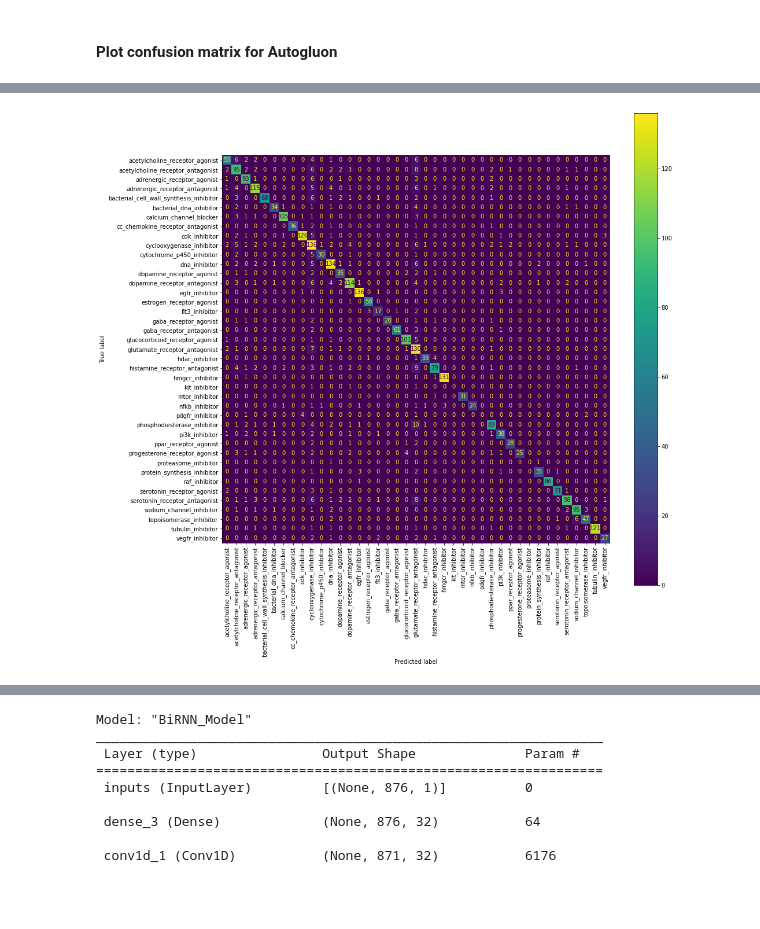
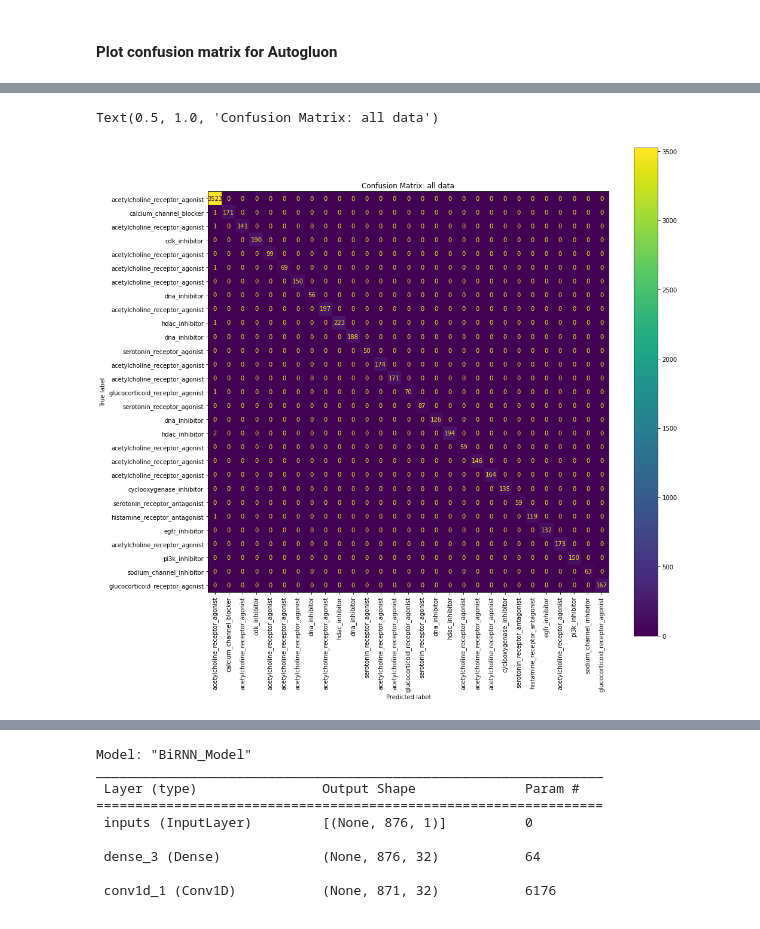
Before and after one commit to maestapereira/2021f_genomics_project, a Jupyter notebook: SandraWorkNotebook.ipynb, the cells around one changed output, grey strips where cells are left out. Saved outputs shown, nothing was run; the diff lists cells and outputs as text; code cells hidden in the pictures.

```diff
--- a/SandraWorkNotebook.ipynb
+++ b/SandraWorkNotebook.ipynb
@@ -365,9 +552,7 @@ AutoGluon training complete, total runtime = 7046.86s ...
 TabularPredictor saved. To load, use: predictor = TabularPredictor.load("/gdrive/My Drive/columbia_masters/classes/2021_f/genomics/genomics_project/autogluon_model/")
-# %%
-save_path = 'autogluon_model'
 # %%
 predictor = TabularPredictor.load(save_path)
-y_pred = predictor.predict(test_features)
+y_pred = predictor.predict(train_val_data.drop(columns='labels'))
 print("Predictions:  \n", y_pred)
-perf = predictor.evaluate_predictions(y_true=pd.Series(test_labels), y_pred=y_pred, auxiliary_metrics=True)
+perf = predictor.evaluate_predictions(y_true=train_val_data['labels'], y_pred=y_pred, auxiliary_metrics=True)
 # %% [output]
@@ -398,4 +614,7 @@ cm = confusion_matrix(pd.Series(test_labels), y_pred)
+# %%
+name_labels1 = list(moa_label_names[train_val_data['labels'].astype(int)].values)
 # %%
 # get confusion matrix for predictions
+cm = confusion_matrix(train_val_data['labels'], y_pred)
 disp = ConfusionMatrixDisplay(confusion_matrix=cm,
-                              display_labels=list(n_moa_labels.drop(columns=['id', 'dtype']).columns))
+                              display_labels=name_labels1)
@@ -402,10 +641,12 @@ disp = ConfusionMatrixDisplay(confusion_matrix=cm,
 # %%
 # ConfusionMatrixDisplay(pd.Series(test_labels), y_pred)
-ig, ax = plt.subplots(figsize=(15, 15))
+fig, ax = plt.subplots(figsize=(15, 15))
 # plot confusion matrix
-disp1 = disp.plot(ax=ax, xticks_rotation = 'vertical')
+disp1 = disp.plot(ax=ax, xticks_rotation='vertical')
+ax.set_title('Confusion Matrix: all data')
 # %% [output]
+Text(0.5, 1.0, 'Confusion Matrix: all data')
-[figure, old version]
+[figure, new version]
 # %%
 # plot confusion matrix
 ig, ax2 = plt.subplots(figsize=(15, 15))
```
Also changed, not shown: parts of 71 cells of this notebook.
